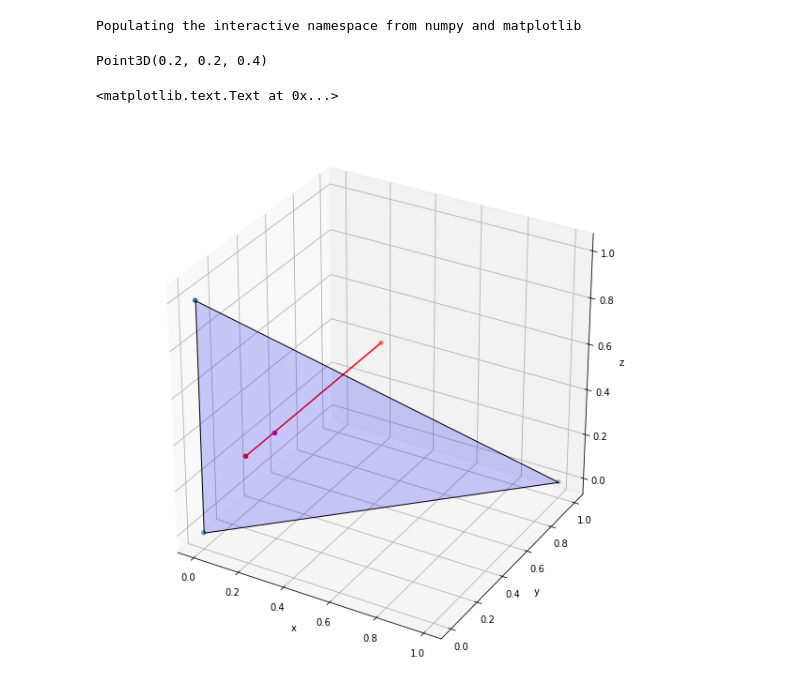
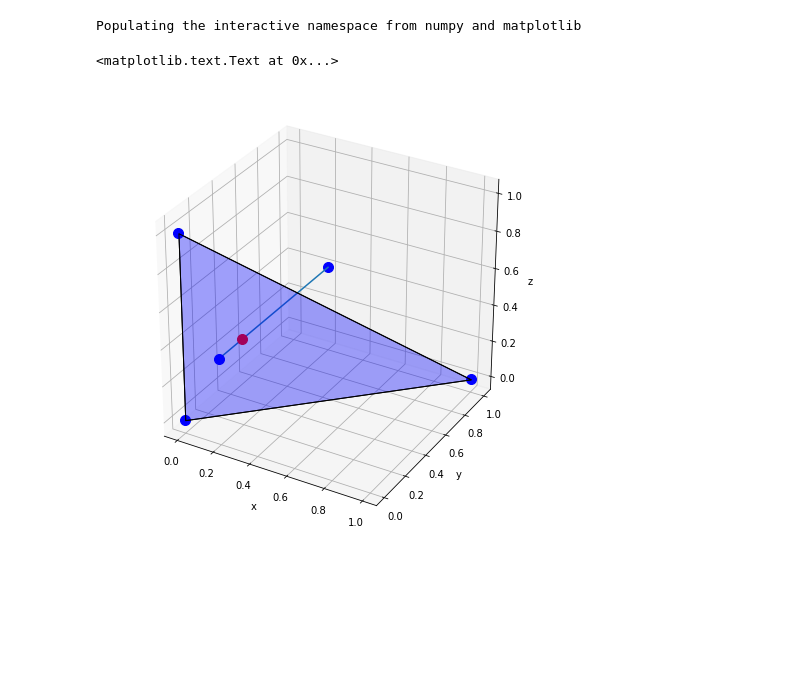
Before and after one commit to geomalgo/geomalgo-doc, a Jupyter notebook: triangle3d.ipynb, the cells around one changed output. Cells and saved outputs as stored; diff of their text form; code cells hidden in the pictures; blank space fills up the shorter version.

Commit message:
use .plot() for Point3D, Segment3D, Triangle3D

```diff
--- a/triangle3d.ipynb
+++ b/triangle3d.ipynb
@@ -30,4 +16,0 @@ z = [P.z for P in points]
-# %%
-print(I)
-# %% [output]
-Point3D(0.2, 0.2, 0.4)
@@ -38,26 +17,18 @@ c = colors.to_rgba('b', alpha=0.2)
-# %%
-fig = plt.figure(figsize=(8,8))
-ax = Axes3D(fig)
-ax.set_aspect('equal')
-ax.scatter(x, y, z)
-
-ax.scatter([P.x, Q.x], [P.y, Q.y], [P.z, Q.z], color='r')
-ax.plot([P.x, Q.x], [P.y, Q.y], [P.z, Q.z], color='r')
-
-ax.scatter([I.x, ], [I.y, ], [I.z, ], color='m')
-
-tri = Poly3DCollection([vtx], facecolors=c)
-tri.set_edgecolor('k')
-tri.set_alpha(0.7)
-ax.add_collection3d(tri)
-ax.set_xlabel('x')
-ax.set_ylabel('y')
-ax.set_zlabel('z')
-
-#points = [A, B, C, A]
-#x = [P.x for P in points]
-#y = [P.y for P in points]
-#z = [P.z for P in points]
-# %% [output]
-<matplotlib.text.Text at 0x...>
-[figure, removed]
+# %%
+fig = plt.figure(figsize=(8,8))
+
+for obj in [ABC, A, B, C, PQ, P, Q]:
+    obj.plot()
+
+I.plot(color='r')
+
+ABC.plot()
+
+ax = gca(projection='3d')
+ax.set_aspect('equal')
+ax.set_xlabel('x')
+ax.set_ylabel('y')
+ax.set_zlabel('z')
+# %% [output]
+<matplotlib.text.Text at 0x...>
+[figure, added]
```
Also changed, not shown: parts of 5 cells of this notebook.
